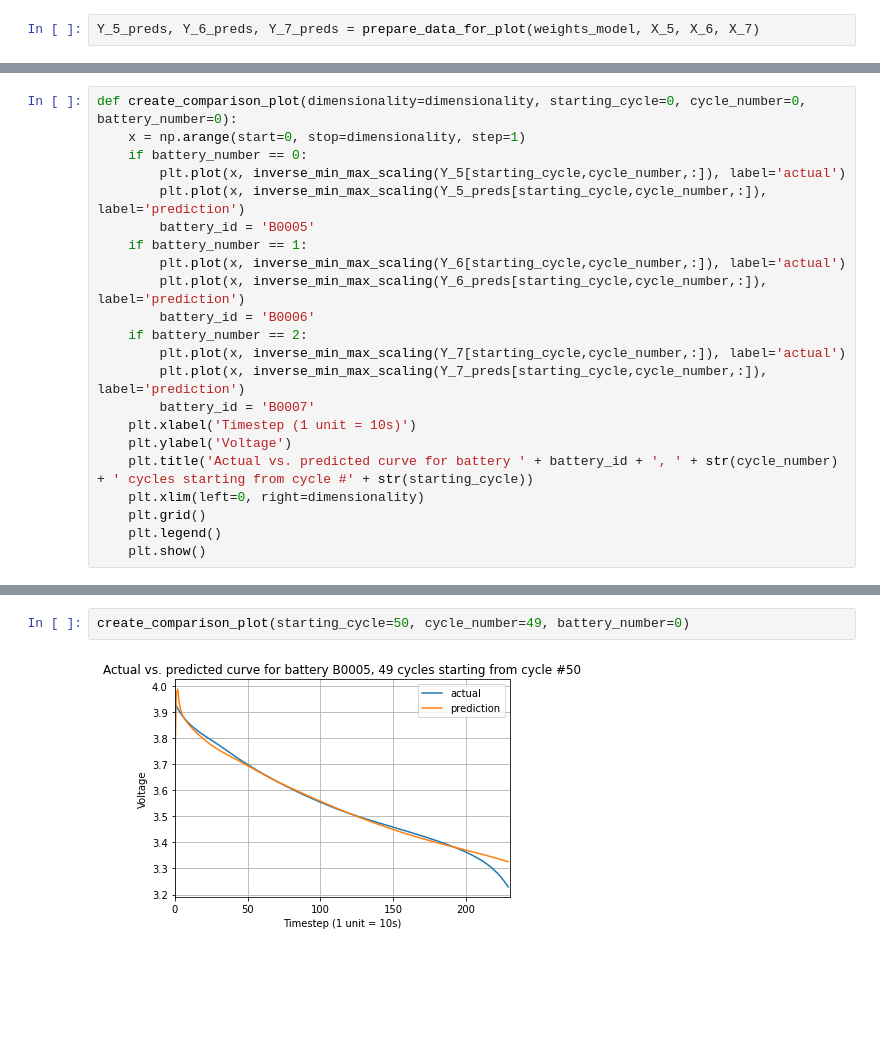
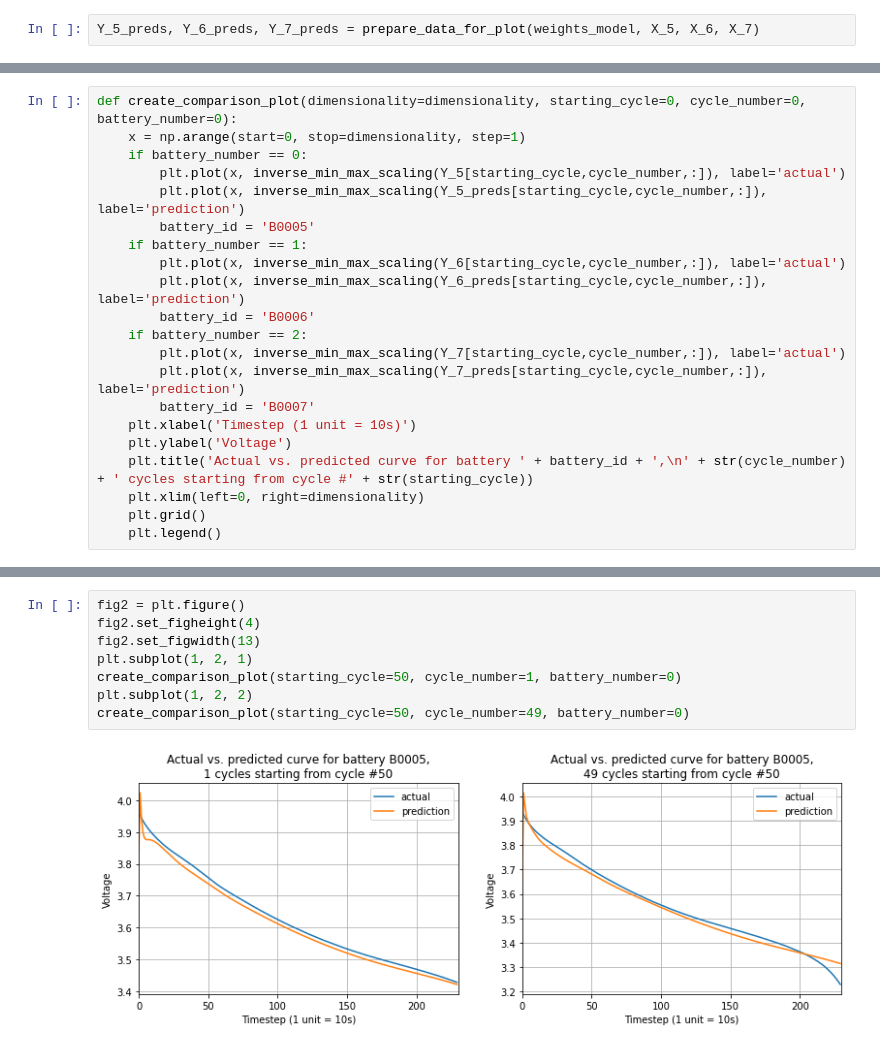
Before and after one commit to natskiu/Nasa-Battery, a Jupyter notebook: discharge_curve_prediction/predict_cycles.ipynb, the cells around one changed output, grey strips where cells are left out. Saved outputs shown, nothing was run; the diff lists cells and outputs as text; blank space fills up the shorter version.

```diff
--- a/discharge_curve_prediction/predict_cycles.ipynb
+++ b/discharge_curve_prediction/predict_cycles.ipynb
@@ -254,8 +257,7 @@ def create_comparison_plot(dimensionality=dimensionality, starting_cycle=0, cycl
         battery_id = 'B0007'
     plt.xlabel('Timestep (1 unit = 10s)')
     plt.ylabel('Voltage')
-    plt.title('Actual vs. predicted curve for battery ' + battery_id + ', ' + str(cycle_number) + ' cycles starting from cycle #' + str(starting_cycle))
+    plt.title('Actual vs. predicted curve for battery ' + battery_id + ',\n' + str(cycle_number) + ' cycles starting from cycle #' + str(starting_cycle))
     plt.xlim(left=0, right=dimensionality)
     plt.grid()
     plt.legend()
-    plt.show()
@@ -266,4 +264,10 @@ create_comparison_plot(starting_cycle=50, cycle_number=1, battery_number=0)
-# %%
-create_comparison_plot(starting_cycle=50, cycle_number=49, battery_number=0)
-# %% [output]
-[figure, removed]
+# %%
+fig2 = plt.figure()
+fig2.set_figheight(4)
+fig2.set_figwidth(13)
+plt.subplot(1, 2, 1)
+create_comparison_plot(starting_cycle=50, cycle_number=1, battery_number=0)
+plt.subplot(1, 2, 2)
+create_comparison_plot(starting_cycle=50, cycle_number=49, battery_number=0)
+# %% [output]
+[figure, added]
```
Also changed, not shown: parts of 9 cells of this notebook, 5 other files.
